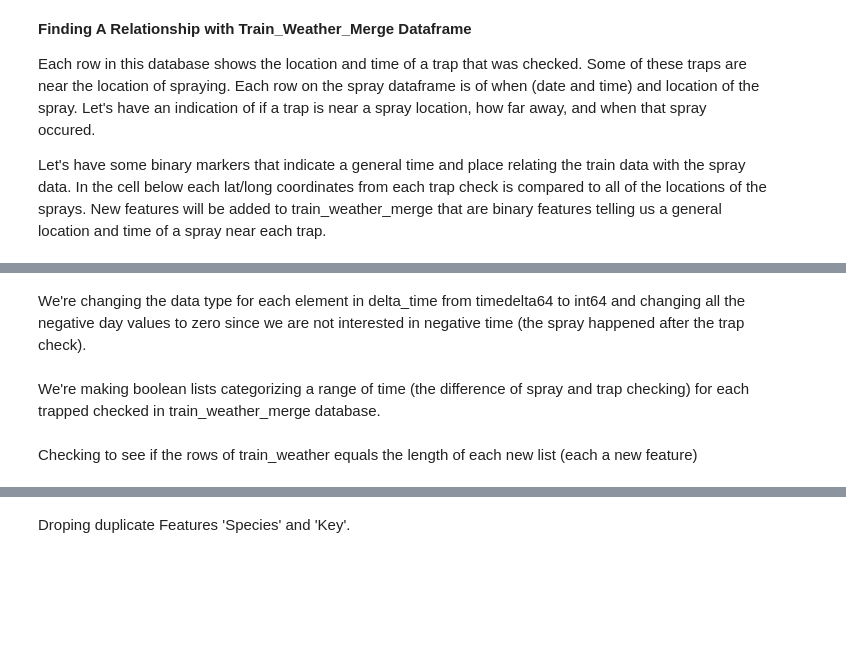
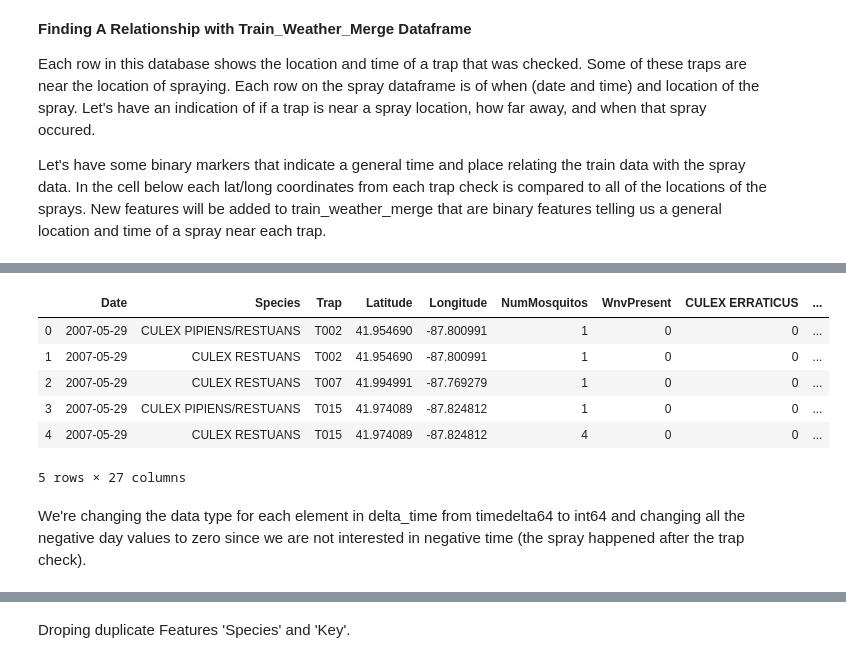
Before and after one commit to ajetty/West_Nile_Predictor, a Jupyter notebook: West Nile Project - Creation of Final Dataframe.ipynb, the cells around one changed output, grey strips where cells are left out. Saved outputs shown, nothing was run; the diff lists cells and outputs as text; code cells hidden in the pictures; blank space fills up the shorter version.

```diff
--- a/West Nile Project - Creation of Final Dataframe.ipynb
+++ b/West Nile Project - Creation of Final Dataframe.ipynb
@@ -157,11 +147,7 @@ Index(['Station', 'Date', 'Tmax', 'Tmin', 'Tavg', 'Depart', 'DewPoint',
 <p>We have the exact position with longitude and latitude for all data sets.</p>
 <p>So Address, Block, Street, AddressNumberAndStreet, and AddressAccuracy can be dropped.</p>
 # %%
-train_df.drop('Address', axis=1, inplace=True)
-train_df.drop('Block', axis=1, inplace=True)
-train_df.drop('Street', axis=1, inplace=True)
-train_df.drop('AddressNumberAndStreet', axis=1, inplace=True)
-train_df.drop('AddressAccuracy', axis=1, inplace=True)
+train_df.drop(['Address','Block','Street','AddressNumberAndStreet','AddressAccuracy'], axis=1, inplace=True)
 
 display(train_df.columns)
 # %% [output]
@@ -311,0 +276,55 @@ for index in train_df.index:
+# %%
+import time
+start_time = time.time()
+
+train_df['<= 90 days']  = 0
+train_df['<= 183 days'] = 0
+train_df['<= 365 days'] = 0
+train_df['<= 730 days'] = 0
+train_df['> 730 days'] = 0
+
+train_df['<= 1/2 mile']  = 0
+train_df['<= 1 mile'] = 0
+train_df['<= 3 miles'] = 0
+train_df['<= 5 miles'] = 0
+train_df['> 5 miles'] = 0
+
+#iterrating rows of train_df
+for index in train_df.index:
+
+    #for each latitude and longitude index a tuple of the two are made
+    trap_location = (train_df['Latitude'][index], train_df['Longitude'][index])
+
+    #we are taking the difference in test and spray time, converting it from timedelta to float
+    #then taking that list and taking all of times that are over zero and putting it into a new list
+    temp_time_list = (train_df['Date'][index] - spray_df['Date']).astype('timedelta64[D]')
+    temp_time_list_pruned = temp_time_list[temp_time_list>0]
+
+    #we are taking this new list of positive times and getting a list of booleans that will then be the values of our columns
+    train_df.at[index, '<= 90 days'] = int((temp_time_list_pruned <= 90).any())
+    train_df.at[index, '<= 183 days'] = int((temp_time_list_pruned <= 183).any())
+    train_df.at[index, '<= 365 days'] = int((temp_time_list_pruned <= 365).any())
+    train_df.at[index, '<= 730 days'] = int((temp_time_list_pruned <= 730).any())
+    train_df.at[index, '> 730 days'] = int((temp_time_list_pruned > 730).any())
+
+    #each trap location is compaired to each latitude and longitude of each spray
+    distance_list = haversine_np(spray_df['Longitude'],spray_df['Latitude'], trap_location[1], trap_location[0])
+
+    #we are taking this list and creating a new one that has only the distances that correlate with our positive time list
+    distance_list_pruned =  distance_list[temp_time_list>0]
+
+    #this new list of distances of positive times creates a new list of booleans that are the values of our columns
+    train_df.at[index, '<= 1/2 mile'] = int((distance_list_pruned <= 0.5).any())
+    train_df.at[index, '<= 1 mile'] = int((distance_list_pruned <= 1).any())
+    train_df.at[index, '<= 3 miles'] = int((distance_list_pruned <= 3).any())
+    train_df.at[index, '<= 5 miles'] = int((distance_list_pruned <= 5).any())
+    train_df.at[index, '> 5 miles'] = int((distance_list_pruned > 5).any())
+
+    if index % 500 == 0: print(index)
+
+#shows us the ellapsed time that it takes to run cell
+elapsed_time = time.time() - start_time
+print("Time: ", elapsed_time/60)
+
+display(train_df.head())
+# %% [output]
@@ -312,2 +351,9 @@ for index in train_df.index:
+|  | Date | Species | Trap | Latitude | Longitude | NumMosquitos | WnvPresent | CULEX ERRATICUS | ... |
+| 0 | 2007-05-29 | CULEX PIPIENS/RESTUANS | T002 | 41.954690 | -87.800991 | 1 | 0 | 0 | ... |
+| 1 | 2007-05-29 | CULEX RESTUANS | T002 | 41.954690 | -87.800991 | 1 | 0 | 0 | ... |
+| 2 | 2007-05-29 | CULEX RESTUANS | T007 | 41.994991 | -87.769279 | 1 | 0 | 0 | ... |
+| 3 | 2007-05-29 | CULEX PIPIENS/RESTUANS | T015 | 41.974089 | -87.824812 | 1 | 0 | 0 | ... |
+| 4 | 2007-05-29 | CULEX RESTUANS | T015 | 41.974089 | -87.824812 | 4 | 0 | 0 | ... |
+5 rows × 27 columns
 # %% [markdown]
 <p>We're changing the data type for each element in delta_time from timedelta64 to int64 and changing all the negative day values to zero since we are not interested in negative time (the spray happened after the trap check).</p>
@@ -319,2 +359,0 @@ for i in range(len(delta_time)):
-# %% [markdown]
-<p>We're making boolean lists categorizing a range of time (the difference of spray and trap checking) for each trapped checked in train_weather_merge database.</p>
@@ -339,2 +359,0 @@ for i in range(len(delta_time_final)):
-# %% [markdown]
-<p>Checking to see if the rows of train_weather equals the length of each new list (each a new feature)</p>
```
Also changed, not shown: parts of 24 cells of this notebook, 3 other files.
